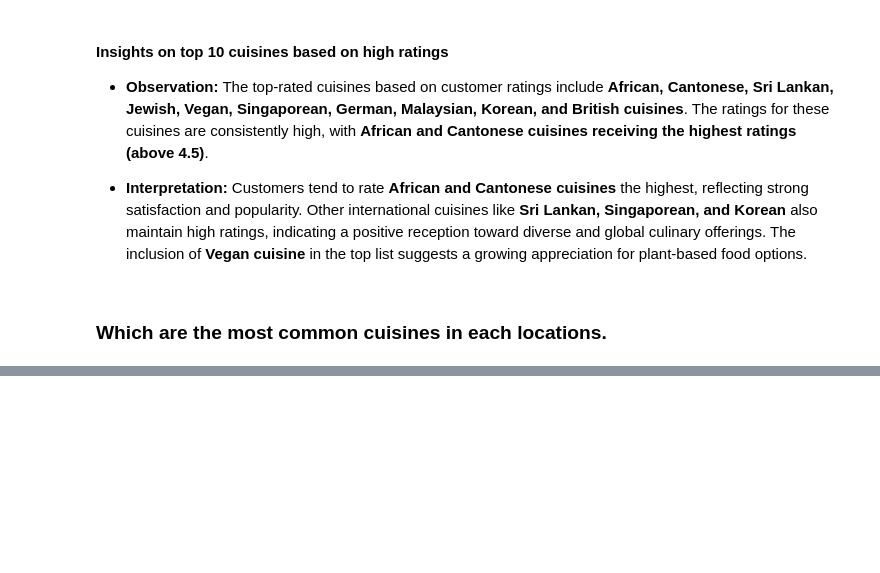
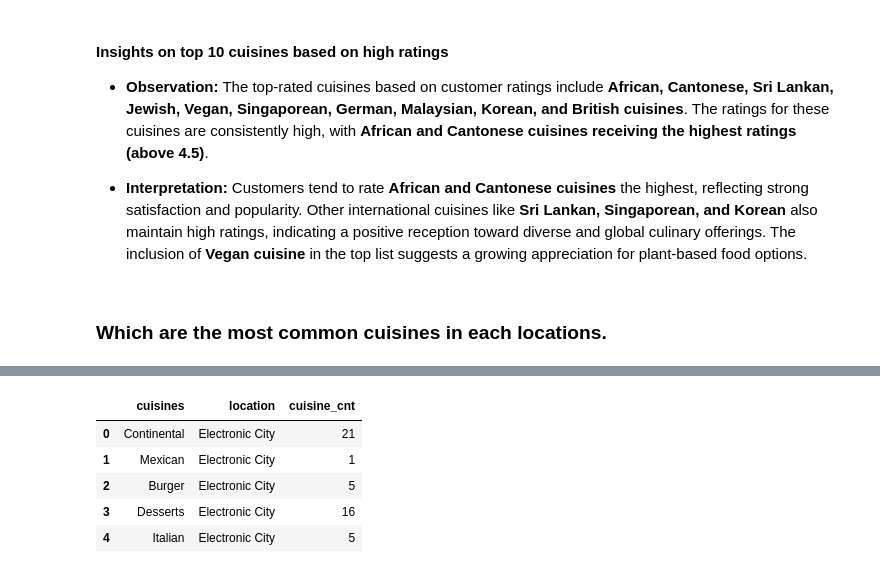
Before and after one commit to Bhuvi128/Bengaluru-Restaurant-Trends-Analysis, a Jupyter notebook: Bengaluru Restaurant Trends Analysis.ipynb, the cells around one changed output, grey strips where cells are left out. Cells and saved outputs as stored; diff of their text form; code cells hidden in the pictures; blank space fills up the shorter version.

```diff
--- a/Bengaluru Restaurant Trends Analysis.ipynb
+++ b/Bengaluru Restaurant Trends Analysis.ipynb
@@ -346,0 +331,12 @@ df.head()
+# %%
+# remove '\r' from cuisines and location columns
+cuisine_loc['cuisines'] = cuisine_loc['cuisines'].str.replace('\r', '')
+cuisine_loc['location'] = cuisine_loc['location'].str.replace('\r', '')
+cuisine_loc.head()
+# %% [output]
+|  | cuisines | location | cuisine_cnt |
+| 0 | Continental | Electronic City | 21 |
+| 1 | Mexican | Electronic City | 1 |
+| 2 | Burger | Electronic City | 5 |
+| 3 | Desserts | Electronic City | 16 |
+| 4 | Italian | Electronic City | 5 |
```
Also changed, not shown: parts of 10 cells of this notebook, 1 other file.
